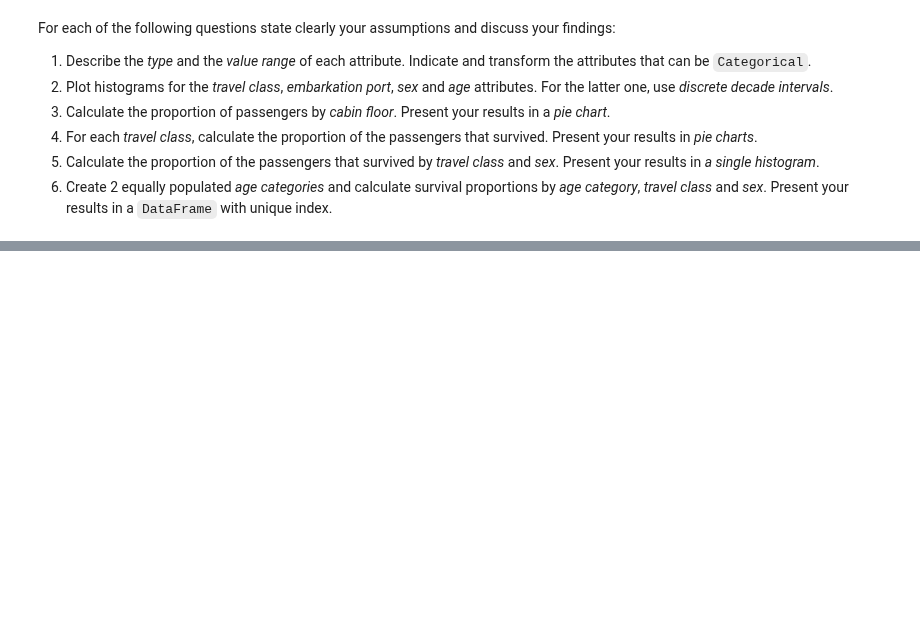
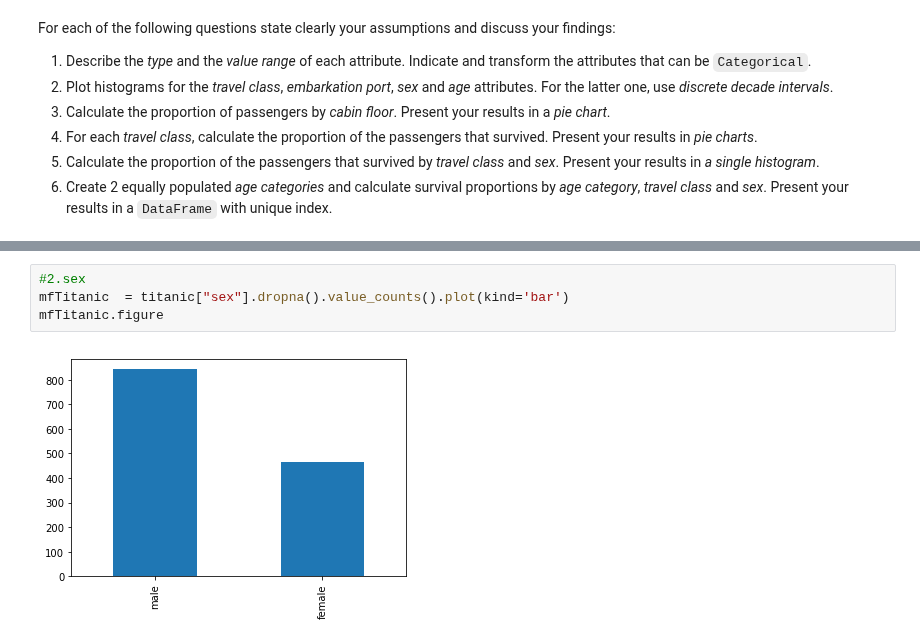
Before and after one commit to matthieuDev/ADA2017, a Jupyter notebook: 01 - Pandas and Data Wrangling/Homework 1.ipynb, the cells around one changed output, grey strips where cells are left out. Cells and saved outputs as stored; diff of their text form; blank space fills up the shorter version.

```diff
--- a/01 - Pandas and Data Wrangling/Homework 1.ipynb
+++ b/01 - Pandas and Data Wrangling/Homework 1.ipynb
@@ -211,0 +282,6 @@ For each of the following questions state clearly your assumptions and discuss y
+# %%
+#2.sex
+mfTitanic  = titanic["sex"].dropna().value_counts().plot(kind='bar')
+mfTitanic.figure
+# %% [output]
+[figure, added]
```
Also changed, not shown: parts of 6 cells of this notebook.
